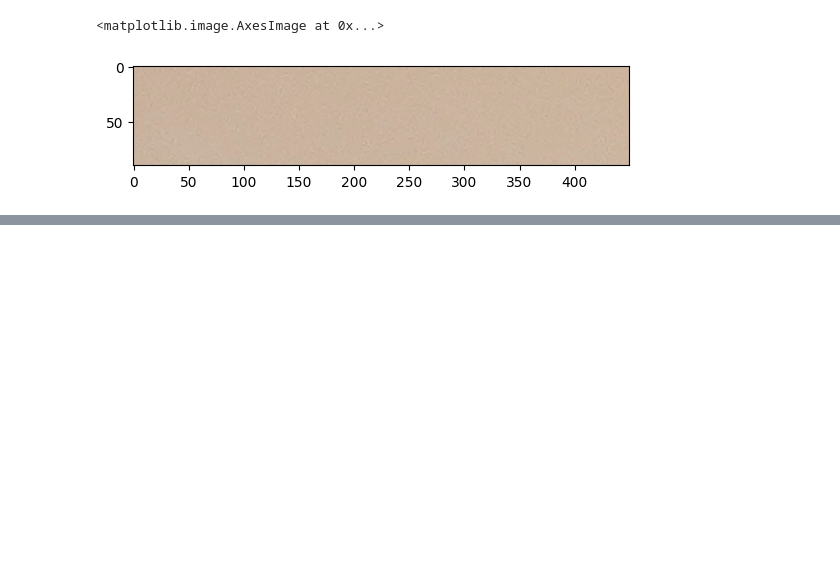
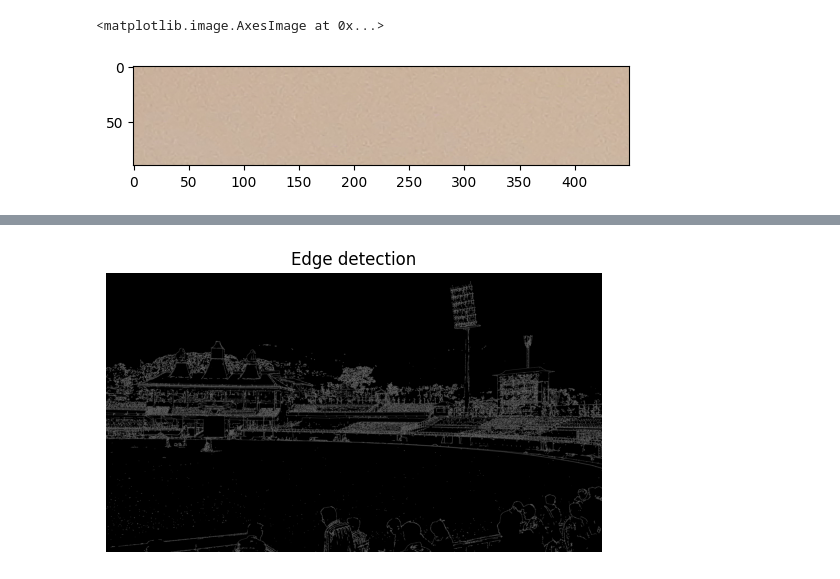
Before and after one commit to ksaini81122/python-Gen, a Jupyter notebook: CNN/imageprocessing.ipynb, the cells around one changed output, grey strips where cells are left out. Saved outputs shown, nothing was run; the diff lists cells and outputs as text; code cells hidden in the pictures; blank space fills up the shorter version.

```diff
--- a/CNN/imageprocessing.ipynb
+++ b/CNN/imageprocessing.ipynb
@@ -127,0 +168,13 @@ plt.imshow(cropped)
+# %%
+## Edge detecation
+# Apply Canny edge detector
+# The two arguments after the image are threshold1 and threshold2.
+# Any gradient value between threshold1 and threshold2 is considered an edge if it is connected to an edge pixel with a gradient value above threshold2.
+edge = cv2.Canny(gray_image,50,150)
+## display the image using matplotlib
+plt.imshow(edge,cmap="gray")
+plt.title("Edge detection")
+plt.axis("off")
+plt.show()
+# %% [output]
+[figure, added]
```
Also changed, not shown: parts of 9 cells of this notebook.
